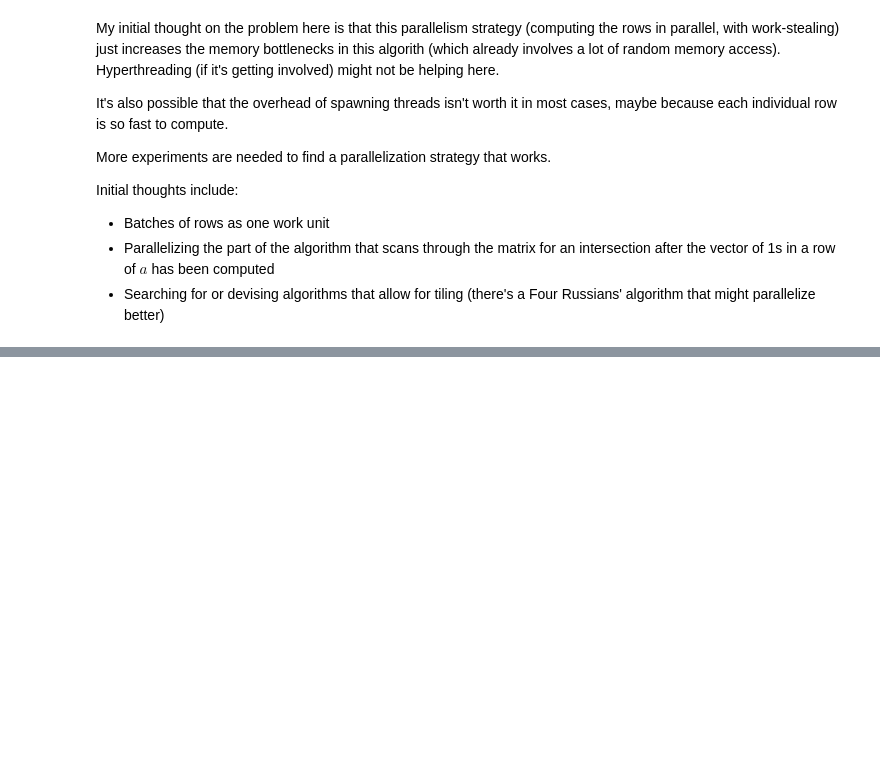
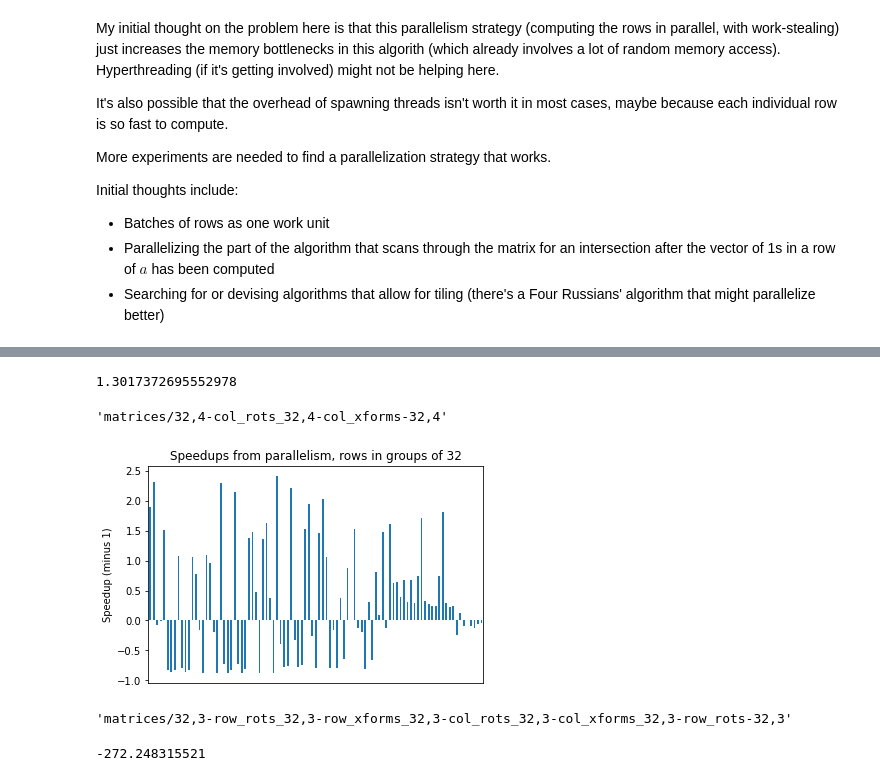
Before and after one commit to krzysz00/swizzleflow, a Jupyter notebook: notebooks/2020-05-13-parallelism-experiment.ipynb, the cells around one changed output, grey strips where cells are left out. Saved outputs shown, nothing was run; the diff lists cells and outputs as text; code cells hidden in the pictures; blank space fills up the shorter version.

Commit message:
Experiment with tiled rows in the parallelism and results

```diff
--- a/notebooks/2020-05-13-parallelism-experiment.ipynb
+++ b/notebooks/2020-05-13-parallelism-experiment.ipynb
@@ -106,0 +109,13 @@ time_table.to_csv('../results/2020-05-13-row-parallelism-times.csv')
+# %%
+rows_tiled_all_data = pull_spec_in(extraction.matrix_stats(rows_tiled_raw))
+# %%
+rows_tiled_times = rows_tiled_all_data[
+    rows_tiled_all_data['category'] == 'mul']\
+    .set_index('key')[["spec", "time"]]
+# %%
+rows_tiled_time = rows_tiled_times['time'].sort_index()
+rows_tiled_time.name = "Tiled rows time (size=32)"
+# %%
+speedup_tiled = single_thread_time / rows_tiled_time
+speedup_tiled.name = "Speedup (tiled)"
+speedup_tiled
@@ -106,0 +136,25 @@ time_table.to_csv('../results/2020-05-13-row-parallelism-times.csv')
+# %%
+speedup_tiled.mean()
+# %% [output]
+1.3017372695552978
+# %%
+speedup_tiled.index[speedup_tiled.argmax()]
+# %% [output]
+'matrices/32,4-col_rots_32,4-col_xforms-32,4'
+# %%
+ax = (speedup_tiled.reset_index()['Speedup (tiled)'] - 1)\
+.plot(kind='bar', use_index=False)
+ax.set_ylabel("Speedup (minus 1)")
+ax.set_xticks([])
+ax.set_title("Speedups from parallelism, rows in groups of 32")
+None
+# %% [output]
+[figure, added]
+# %%
+speedup_tiled.index[speedup_tiled.argmin()]
+# %% [output]
+'matrices/32,3-row_rots_32,3-row_xforms_32,3-col_rots_32,3-col_xforms_32,3-row_rots-32,3'
+# %%
+single_thread_time.sum() - rows_tiled_time.sum()
+# %% [output]
+-272.248315521
```
Also changed, not shown: parts of 5 cells of this notebook, 3 other files.
